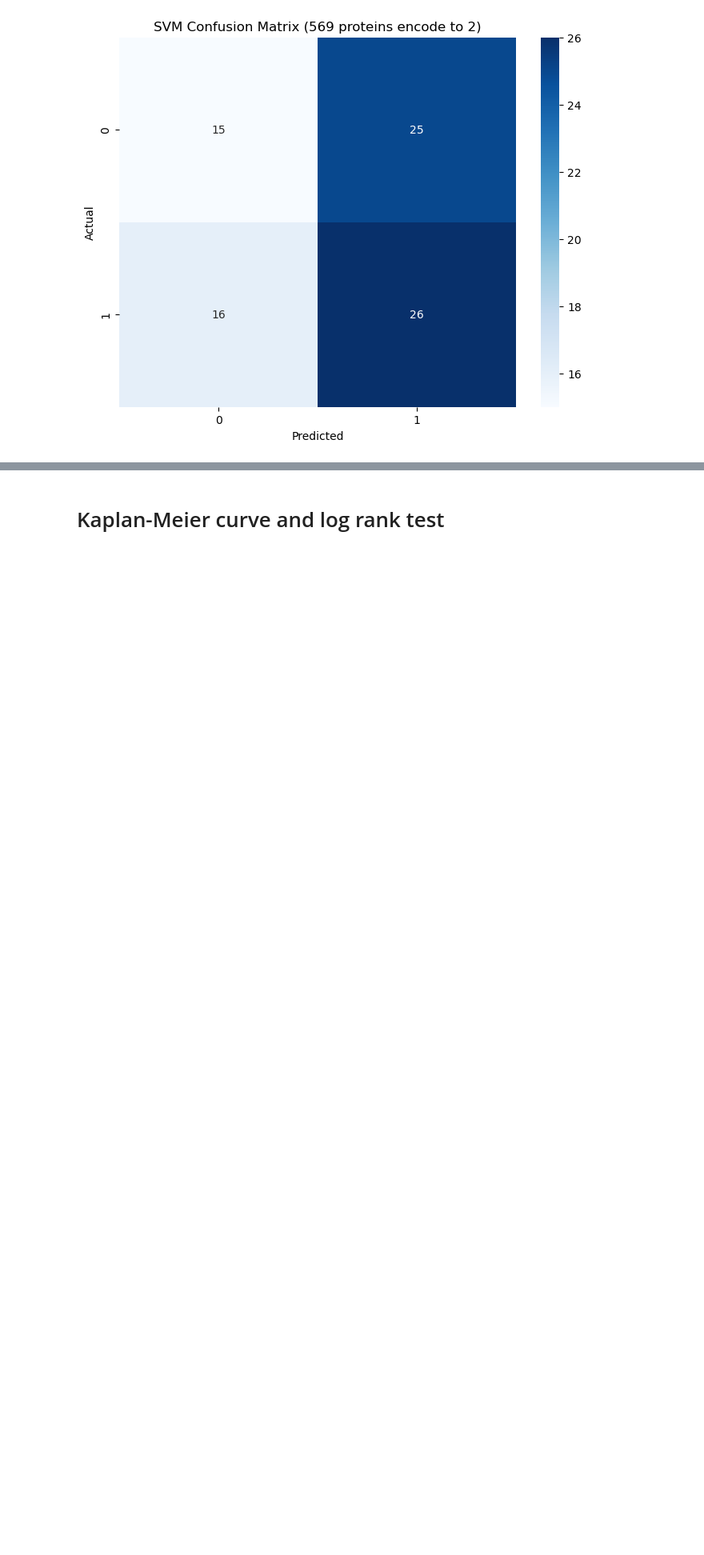
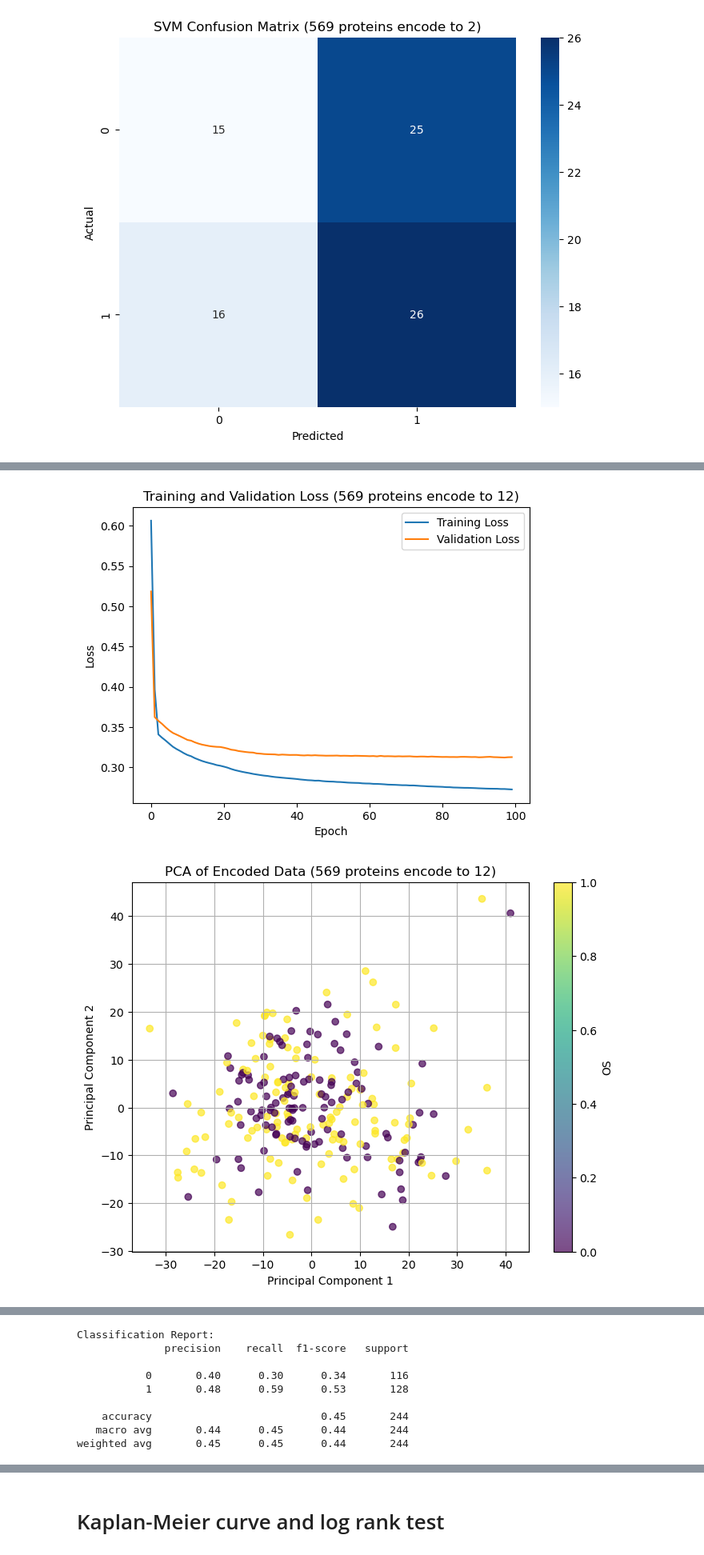
Before and after one commit to smgjch/HSAE, a Jupyter notebook: dataProcess.ipynb, the cells around one changed output, grey strips where cells are left out. Shown at 80% size. Cells and saved outputs as stored; diff of their text form; code cells hidden in the pictures; blank space fills up the shorter version.

```diff
--- a/dataProcess.ipynb
+++ b/dataProcess.ipynb
@@ -788,0 +853,10 @@ AE_no_inputation_2d.do_SVM(binary=True)
+# %%
+AE_inputation_12d = AE(X_train=X_train,X_test=X_test,y_train=y_train,y_test=y_test,bottleneck = 12,type = "(569 proteins encode to 12)")
+AE_inputation_12d.train()
+AE_inputation_12d.plot()
+AE_inputation_12d.do_PCA(2)
+AE_inputation_12d.do_PCA(3)
+AE_inputation_12d.do_Kmean()
+AE_inputation_12d.do_RF(binary=True)
+AE_inputation_12d.do_SVM(binary=True)
+# %% [output]
@@ -788,0 +880,2 @@ AE_no_inputation_2d.do_SVM(binary=True)
+[figure, added]
+[figure, added]
@@ -788,0 +883,9 @@ AE_no_inputation_2d.do_SVM(binary=True)
+Classification Report:
+              precision    recall  f1-score   support
+
+           0       0.40      0.30      0.34       116
+           1       0.48      0.59      0.53       128
+
+    accuracy                           0.45       244
+   macro avg       0.44      0.45      0.44       244
+weighted avg       0.45      0.45      0.44       244
```
Also changed, not shown: parts of 16 cells of this notebook, 10 other files.
